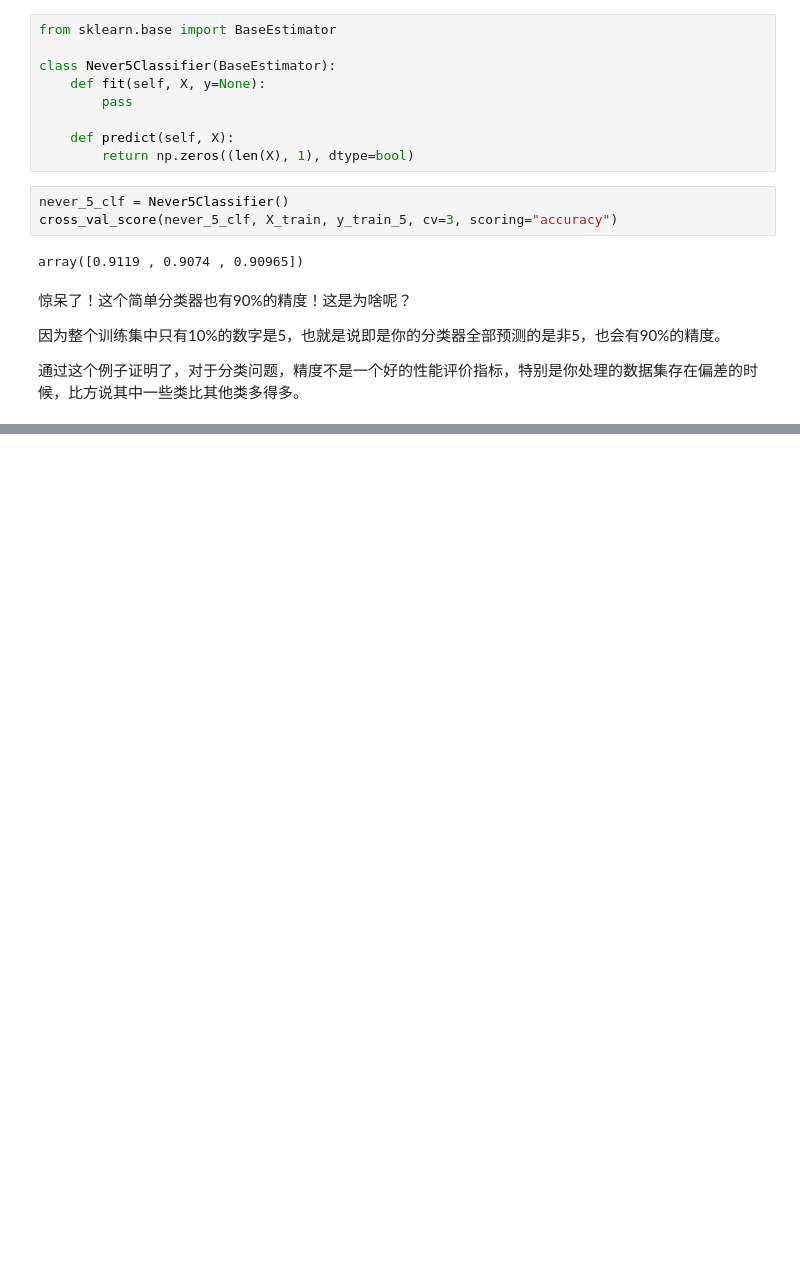
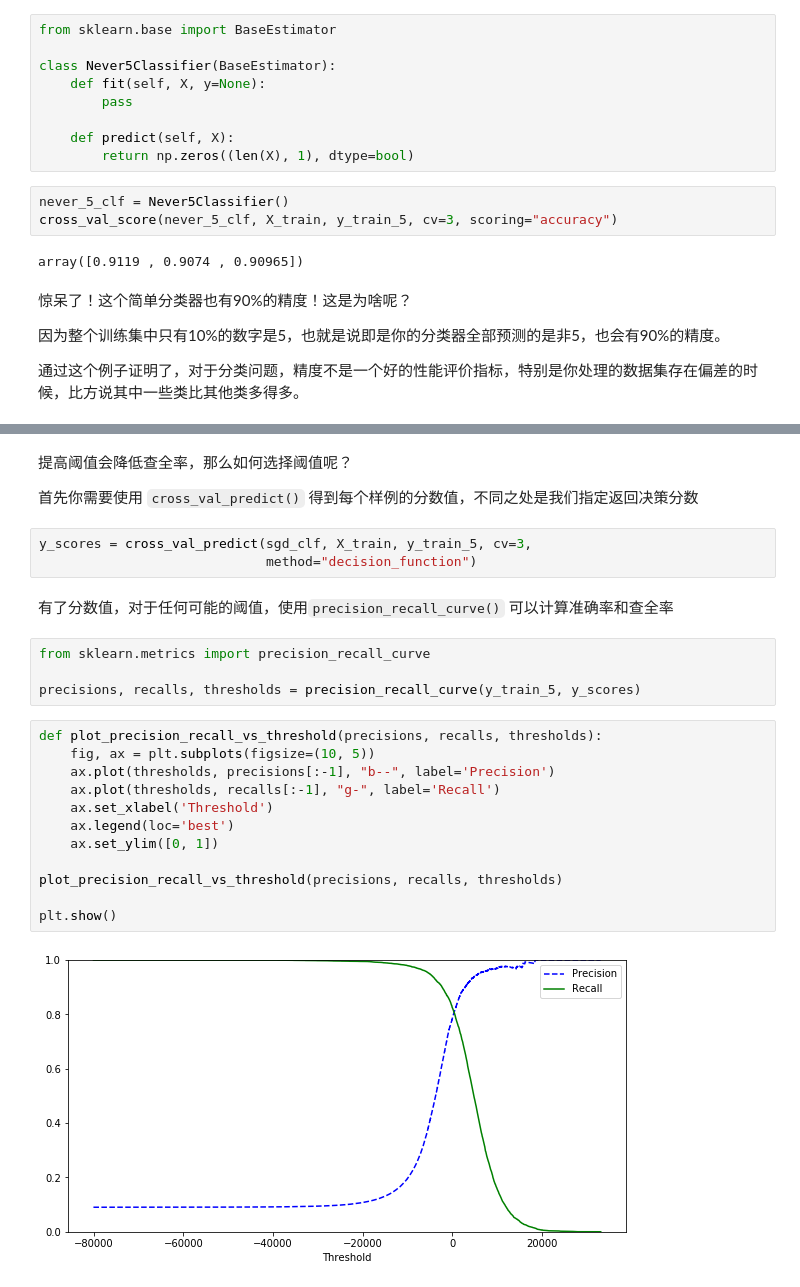
Before and after one commit to whu-pzhang/ml_practice, a Jupyter notebook: 03_classification.ipynb, the cells around one changed output, grey strips where cells are left out. Drawn from its saved outputs; the diff is of its cells as text; blank space fills up the shorter version.

Commit message:
ch03: precision and recall finished

```diff
--- a/03_classification.ipynb
+++ b/03_classification.ipynb
@@ -177,0 +302,27 @@ array([0.9119 , 0.9074 , 0.90965])
+# %% [markdown]
+提高阈值会降低查全率，那么如何选择阈值呢？
+
+首先你需要使用 `cross_val_predict()` 得到每个样例的分数值，不同之处是我们指定返回决策分数
+# %%
+y_scores = cross_val_predict(sgd_clf, X_train, y_train_5, cv=3,
+                             method="decision_function")
+# %% [markdown]
+有了分数值，对于任何可能的阈值，使用`precision_recall_curve()` 可以计算准确率和查全率
+# %%
+from sklearn.metrics import precision_recall_curve
+
+precisions, recalls, thresholds = precision_recall_curve(y_train_5, y_scores)
+# %%
+def plot_precision_recall_vs_threshold(precisions, recalls, thresholds):
+    fig, ax = plt.subplots(figsize=(10, 5))
+    ax.plot(thresholds, precisions[:-1], "b--", label='Precision')
+    ax.plot(thresholds, recalls[:-1], "g-", label='Recall')
+    ax.set_xlabel('Threshold')
+    ax.legend(loc='best')
+    ax.set_ylim([0, 1])
+
+plot_precision_recall_vs_threshold(precisions, recalls, thresholds)
+
+plt.show()
+# %% [output]
+[figure, added]
```
Also changed, not shown: parts of 24 cells of this notebook.
